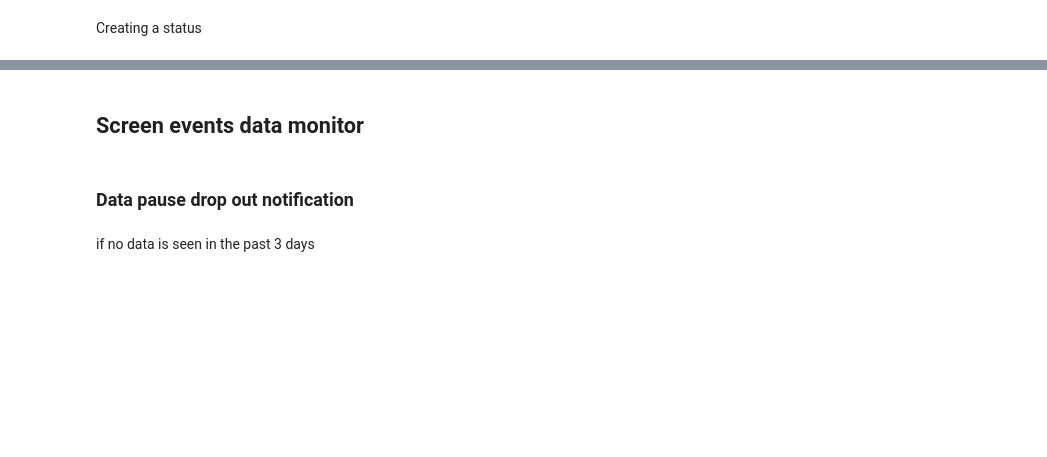
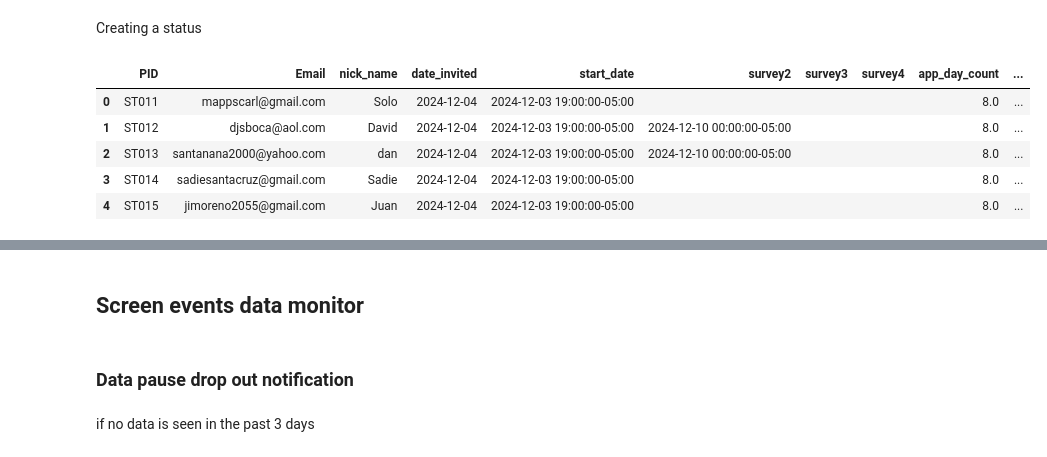
Before and after one commit to jzheng23/colab, a Jupyter notebook: Screen_time_firebase_monitor.ipynb, the cells around one changed output, grey strips where cells are left out. Cells and saved outputs as stored; diff of their text form; code cells hidden in the pictures; blank space fills up the shorter version.

```diff
--- a/Screen_time_firebase_monitor.ipynb
+++ b/Screen_time_firebase_monitor.ipynb
@@ -720,7 +758,8 @@ participant_manager = participant_manager[new_column_order]
+# %%
+# prompt: reorder the columns: PID, Email, nick_name, start_date, app_day_count, last_update_local, lapse_last_update
+
+# Reorder the columns
+new_column_order = ['PID', 'Email', 'nick_name', 'date_invited', 'start_date', 'survey2', 'survey3','survey4','app_day_count', 'last_update_local', 'lapse_last_update']
+participant_manager = participant_manager[new_column_order]
 # %% [markdown]
 Creating a status
-# %%
-# prompt: Drop 'daily_unlocks', 'daily_screen_hours', 'day_count' from saved_status
-
-# Drop the specified columns
-participant_manager = participant_manager.drop(columns=['daily_unlocks', 'daily_screen_hours', 'day_count'], errors='ignore')
@@ -726,0 +779,30 @@ participant_manager = participant_manager.drop(columns=['daily_unlocks', 'daily_
+# %%
+# Drop the duplicate columns from the right DataFrame before merging
+saved_status = saved_status.drop(columns=duplicate_cols, errors='ignore')
+saved_status = saved_status.drop(columns=['daily_unlocks', 'daily_screen_hours', 'day_count','day_missing','note'], errors='ignore')
+
+df = df.merge(saved_status, on='Email', how='left')
+
+# Convert 'status' column to numeric, handling errors
+df['status'] = pd.to_numeric(df['status'], errors='coerce')
+
+# Initialize status column with 1 ONLY where status is NaN or < 4
+mask_initial = df['status'].isna() | (df['status'] < 8)
+df.loc[mask_initial, 'status'] = 1
+# %%
+# Get all columns that are numbers as strings
+numeric_cols = [col for col in df.columns if str(col).isdigit()]
+
+# Replace NaT in datetime columns
+datetime_cols = ['date_invited', 'start_date', 'survey2', 'survey3', 'survey4']
+df[datetime_cols] = df[datetime_cols].astype(object).where(df[datetime_cols].notnull(), '')
+
+# Replace nulls in object columns
+object_cols = df.select_dtypes(include=['object']).columns
+df[object_cols] = df[object_cols].fillna('')
+
+# Replace string 'nan' in numeric columns
+df[numeric_cols] = df[numeric_cols].replace('nan', '')
+
+# For the int64 column (status)
+df['status'] = df['status'].fillna('')
@@ -727 +811,10 @@ participant_manager = participant_manager.drop(columns=['daily_unlocks', 'daily_
+# %%
+df.head()
+# %% [output]
+|  | PID | Email | nick_name | date_invited | start_date | survey2 | survey3 | survey4 | app_day_count | ... |
+| 0 | ST011 | mappscarl@gmail.com | Solo | 2024-12-04 | 2024-12-03 19:00:00-05:00 |  |  |  | 8.0 | ... |
+| 1 | ST012 | djsboca@aol.com | David | 2024-12-04 | 2024-12-03 19:00:00-05:00 | 2024-12-10 00:00:00-05:00 |  |  | 8.0 | ... |
+| 2 | ST013 | santanana2000@yahoo.com | dan | 2024-12-04 | 2024-12-03 19:00:00-05:00 | 2024-12-10 00:00:00-05:00 |  |  | 8.0 | ... |
+| 3 | ST014 | sadiesantacruz@gmail.com | Sadie | 2024-12-04 | 2024-12-03 19:00:00-05:00 |  |  |  | 8.0 | ... |
+| 4 | ST015 | jimoreno2055@gmail.com | Juan | 2024-12-04 | 2024-12-03 19:00:00-05:00 |  |  |  | 8.0 | ... |
 # %%
```
Also changed, not shown: parts of 31 cells of this notebook.
